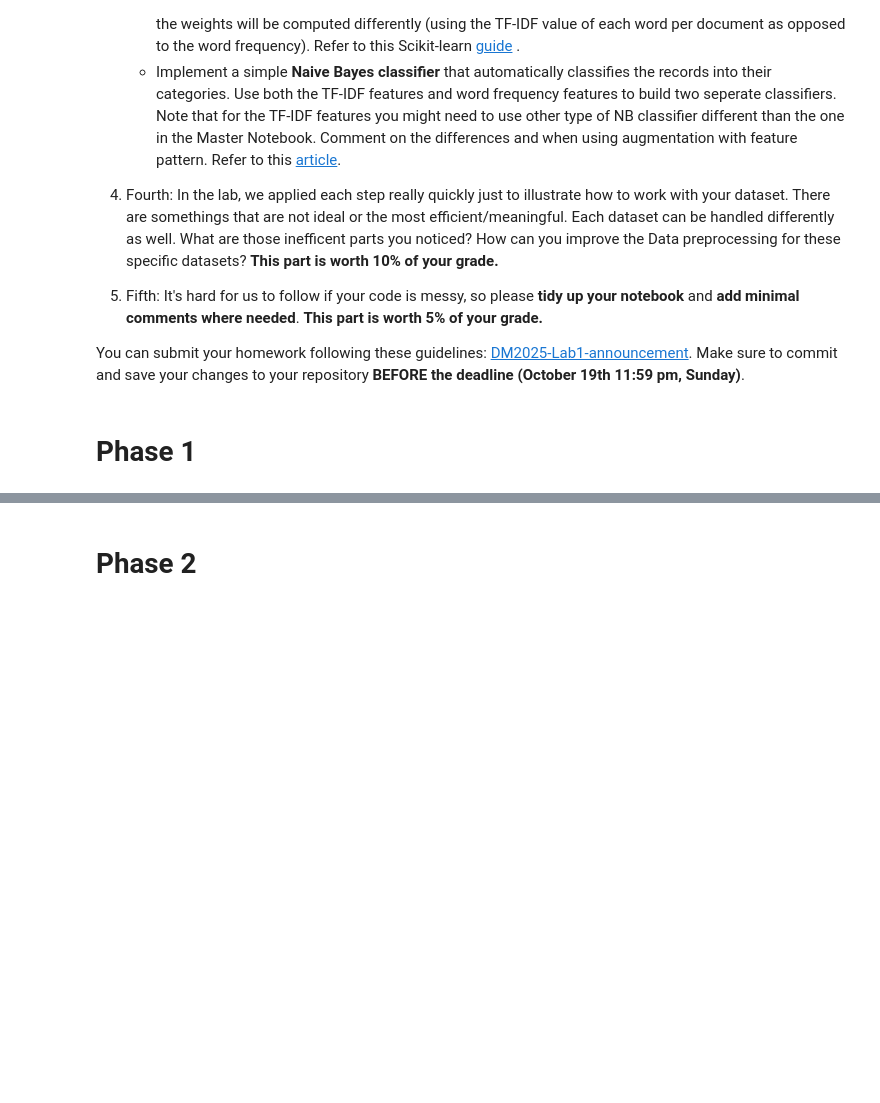
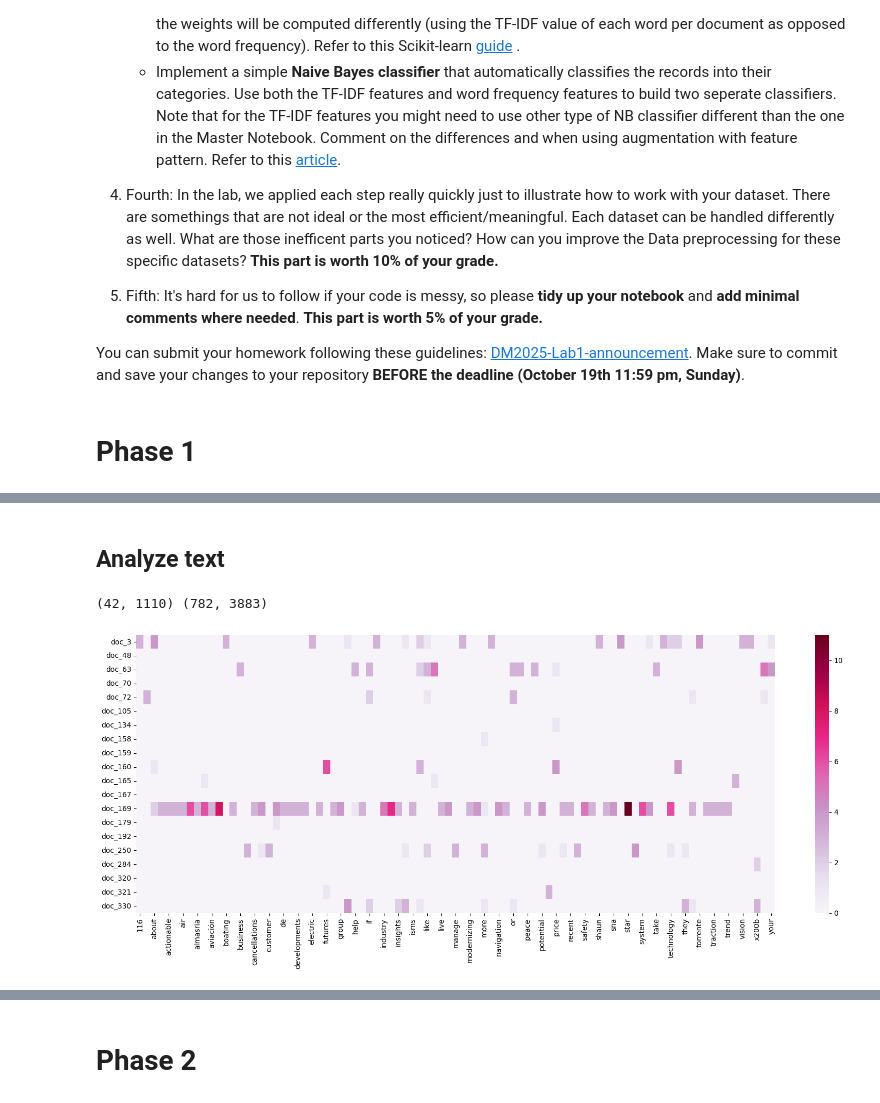
Before and after one commit to weichang0307/DM2025-Lab1-Exercise, a Jupyter notebook: DM2025-Lab1-Homework.ipynb, the cells around one changed output, grey strips where cells are left out. Saved outputs shown, nothing was run; the diff lists cells and outputs as text; code cells hidden in the pictures; blank space fills up the shorter version.

```diff
--- a/DM2025-Lab1-Homework.ipynb
+++ b/DM2025-Lab1-Homework.ipynb
@@ -62,0 +263,8 @@ You can submit your homework following these guidelines: [DM2025-Lab1-announceme
+# %%
+# Tokenize text of posts and store in new column 'unigrams'
+POSTS['unigrams'] = POSTS['text'].apply(lambda x: dmh.tokenize_text(x))
+print(POSTS[0:4]['unigrams'])
+
+# Tokenize text of comments and store in new column 'unigrams'
+COMMENTS['unigrams'] = COMMENTS['text'].apply(lambda x: dmh.tokenize_text(x))
+print(COMMENTS[0:4]['unigrams'])
@@ -62,0 +302,2 @@ You can submit your homework following these guidelines: [DM2025-Lab1-announceme
+# %% [markdown]
+## Analyze text
@@ -62,0 +306,44 @@ You can submit your homework following these guidelines: [DM2025-Lab1-announceme
+# %%
+from sklearn.feature_extraction.text import CountVectorizer
+
+# Create the Document-Term Matrix using CountVectorizer
+count_vect_post = CountVectorizer()
+Post_counts = count_vect_post.fit_transform(POSTS.text)
+count_vect_comment = CountVectorizer()
+Comment_counts = count_vect_comment.fit_transform(COMMENTS.text)
+print(Post_counts.shape, Comment_counts.shape)
+# %% [output]
+(42, 1110) (782, 3883)
+# %%
+
+# We analyze the first 20 posts
+
+# We want to drop terms that are not representative, so we make these assumptions:
+# 1. If a term is present more than 3 times in a document, then it should be important, thus we keep it
+# 2. If a term is present in more than 5 documents, then it is too common (kind of stop word), thus we drop it
+
+# so we keep terms that are present more than 3 times in one of the document, but present in less than 10 documents
+
+
+# get first 20 documents
+count = Post_counts[0:20, :]
+
+# find and filter out terms that we want to keep
+column = (count.max(axis=0) > 2).toarray().ravel() & ((count != 0).sum(axis=0) < 5).A1
+count = count[:, np.where(column == True)[0]]
+
+
+# prepare for plotting
+plot_x = [str(i) for i in count_vect_post.get_feature_names_out()[column == True]]
+plot_y = ["doc_"+ str(i) for i in list(POSTS.index)[0:20]]
+plot_z = count.toarray()
+
+
+# plot the heatmap
+df_todraw = pd.DataFrame(plot_z, columns = plot_x, index = plot_y)
+plt.subplots(figsize=(20, 7))
+ax = sns.heatmap(df_todraw,
+                 cmap="PuRd",
+                 vmin=0, vmax=count.max(), annot=False) # set vmax to count.max() to bound the color range
+# %% [output]
+[figure, added]
```
Also changed, not shown: parts of 49 cells of this notebook, 1 other file.
